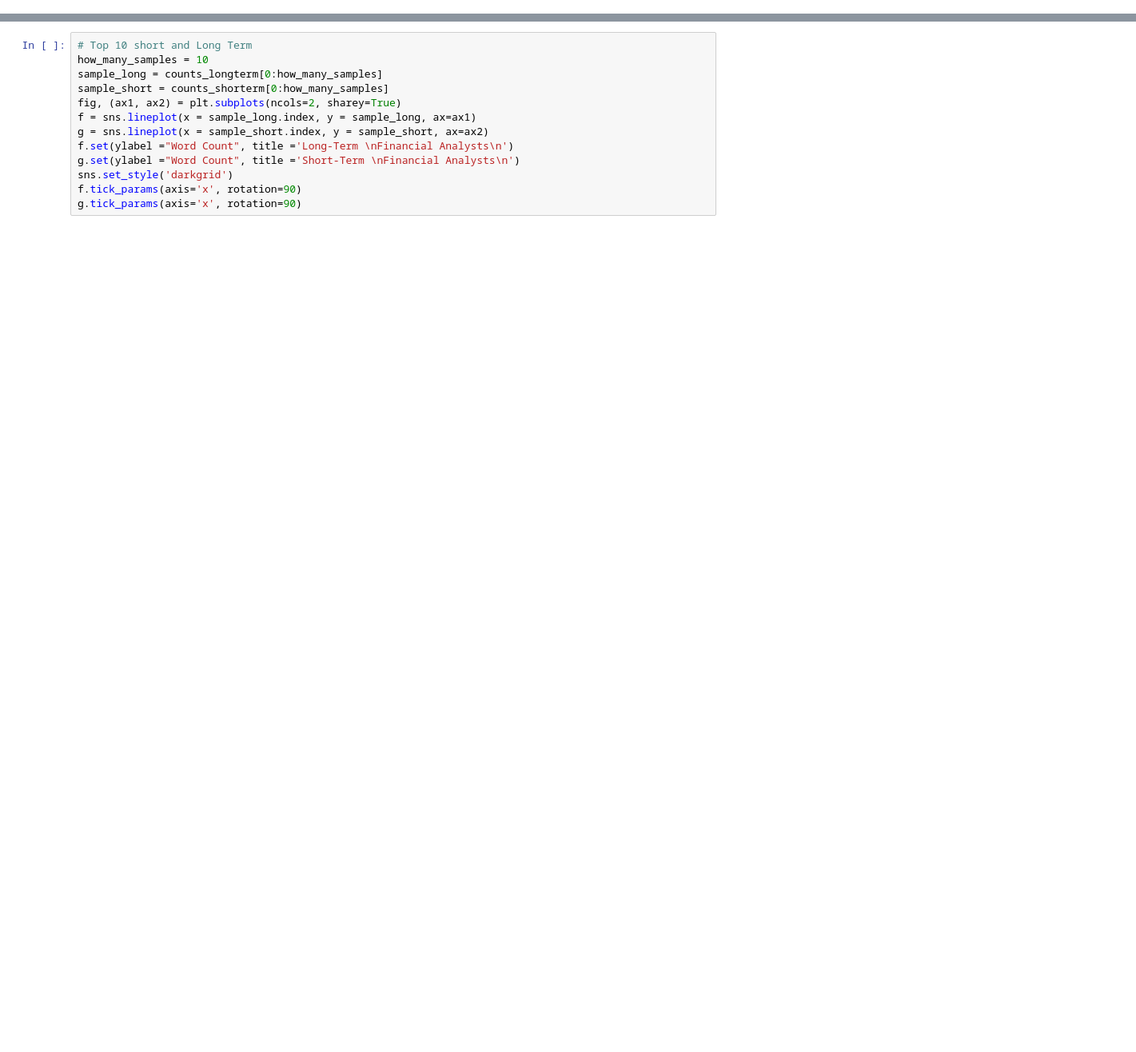
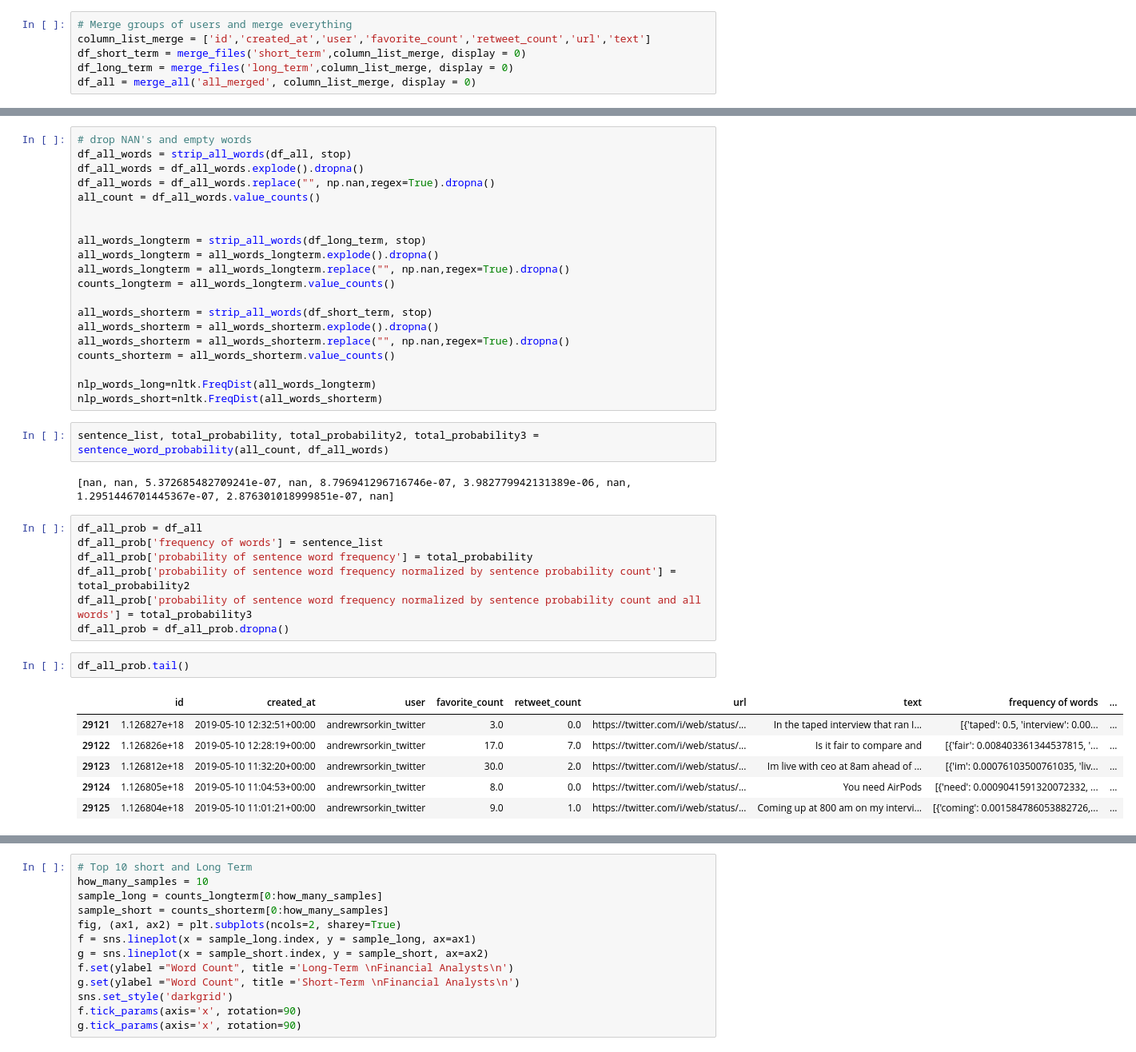
Before and after one commit to KeatonSpiller/Sentiment_Analysis, a Jupyter notebook: Stock_Market/scripts/TwitterBot.ipynb, the cells around one changed output, grey strips where cells are left out. Shown: that part at 80% size. Saved outputs shown, nothing was run; the diff lists cells and outputs as text; blank space fills up the shorter version.

Commit message:
Adding frequency and probabilities of sentences.

```diff
--- a/Stock_Market/scripts/TwitterBot.ipynb
+++ b/Stock_Market/scripts/TwitterBot.ipynb
@@ -154,0 +173,6 @@ size of merged data sets of all_merged: (75124, 6)
+# %%
+# Merge groups of users and merge everything
+column_list_merge = ['id','created_at','user','favorite_count','retweet_count','url','text']
+df_short_term = merge_files('short_term',column_list_merge, display = 0)
+df_long_term = merge_files('long_term',column_list_merge, display = 0)
+df_all = merge_all('all_merged', column_list_merge, display = 0)
@@ -221,0 +272,40 @@ nlp_words_short=nltk.FreqDist(all_words_shorterm)
+# %%
+# drop NAN's and empty words
+df_all_words = strip_all_words(df_all, stop)
+df_all_words = df_all_words.explode().dropna()
+df_all_words = df_all_words.replace("", np.nan,regex=True).dropna()
+all_count = df_all_words.value_counts()
+
+
+all_words_longterm = strip_all_words(df_long_term, stop)
+all_words_longterm = all_words_longterm.explode().dropna()
+all_words_longterm = all_words_longterm.replace("", np.nan,regex=True).dropna()
+counts_longterm = all_words_longterm.value_counts()
+
+all_words_shorterm = strip_all_words(df_short_term, stop)
+all_words_shorterm = all_words_shorterm.explode().dropna()
+all_words_shorterm = all_words_shorterm.replace("", np.nan,regex=True).dropna()
+counts_shorterm = all_words_shorterm.value_counts()
+
+nlp_words_long=nltk.FreqDist(all_words_longterm)
+nlp_words_short=nltk.FreqDist(all_words_shorterm)
+# %%
+sentence_list, total_probability, total_probability2, total_probability3 = sentence_word_probability(all_count, df_all_words)
+# %% [output]
+[nan, nan, 5.372685482709241e-07, nan, 8.796941296716746e-07, 3.982779942131389e-06, nan, 1.2951446701445367e-07, 2.876301018999851e-07, nan]
+# %%
+df_all_prob = df_all
+df_all_prob['frequency of words'] = sentence_list
+df_all_prob['probability of sentence word frequency'] = total_probability
+df_all_prob['probability of sentence word frequency normalized by sentence probability count'] = total_probability2
+df_all_prob['probability of sentence word frequency normalized by sentence probability count and all words'] = total_probability3
+df_all_prob = df_all_prob.dropna()
+# %%
+df_all_prob.tail()
+# %% [output]
+|  | id | created_at | user | favorite_count | retweet_count | url | text | frequency of words | ... |
+| 29121 | 1.126827e+18 | 2019-05-10 12:32:51+00:00 | andrewrsorkin_twitter | 3.0 | 0.0 | https://twitter.com/i/web/status/... | In the taped interview that ran I... | [{'taped': 0.5, 'interview': 0.00... | ... |
+| 29122 | 1.126826e+18 | 2019-05-10 12:28:19+00:00 | andrewrsorkin_twitter | 17.0 | 7.0 | https://twitter.com/i/web/status/... | Is it fair to compare and | [{'fair': 0.008403361344537815, '... | ... |
+| 29123 | 1.126812e+18 | 2019-05-10 11:32:20+00:00 | andrewrsorkin_twitter | 30.0 | 2.0 | https://twitter.com/i/web/status/... | Im live with ceo at 8am ahead of ... | [{'im': 0.00076103500761035, 'liv... | ... |
+| 29124 | 1.126805e+18 | 2019-05-10 11:04:53+00:00 | andrewrsorkin_twitter | 8.0 | 0.0 | https://twitter.com/i/web/status/... | You need AirPods | [{'need': 0.0009041591320072332, ... | ... |
+| 29125 | 1.126804e+18 | 2019-05-10 11:01:21+00:00 | andrewrsorkin_twitter | 9.0 | 1.0 | https://twitter.com/i/web/status/... | Coming up at 800 am on my intervi... | [{'coming': 0.001584786053882726,... | ... |
```
Also changed, not shown: parts of 14 cells of this notebook, 37 other files.
